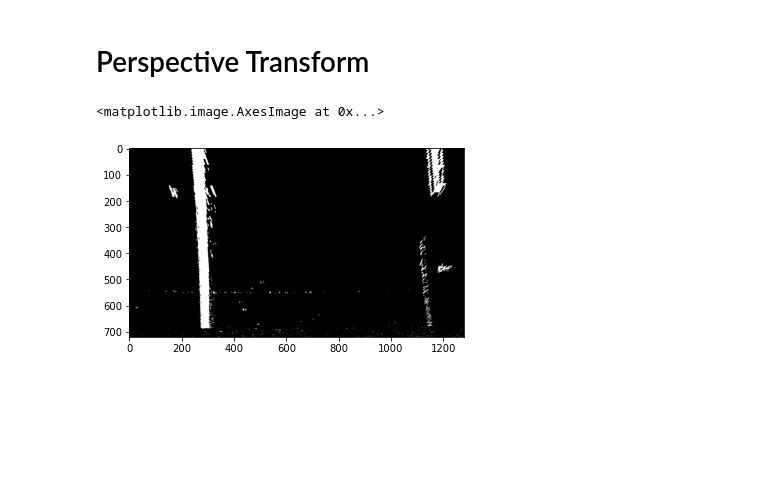
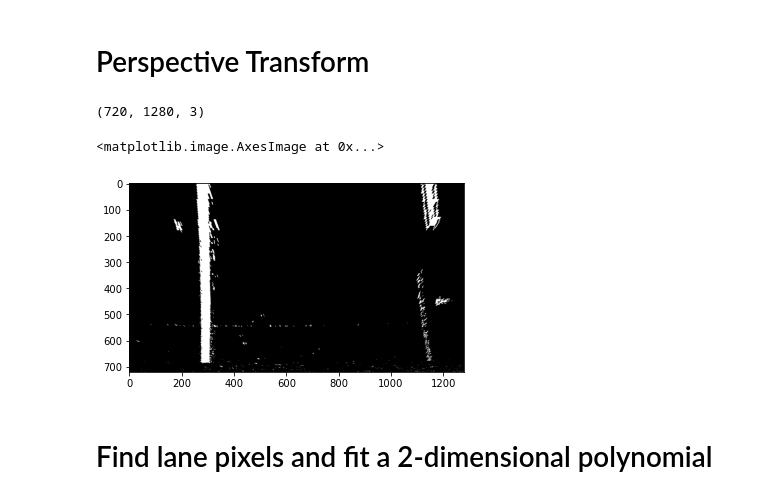
Before and after one commit to yurit04/SD-Car-Advanced-Lane-Lines-P2, a Jupyter notebook: advanced-lane-lines.ipynb, the cells around one changed output. Cells and saved outputs as stored; diff of their text form; code cells hidden in the pictures; blank space fills up the shorter version.

Commit message:
sliding windows for lanes

```diff
--- a/advanced-lane-lines.ipynb
+++ b/advanced-lane-lines.ipynb
@@ -235,13 +235,6 @@ plt.subplots_adjust(left=0., right=1, top=0.9, bottom=0.)
 [figure]
 # %% [markdown]
 # Perspective Transform
-# %%
-src = np.float32([[190, img.shape[0]], [520, 500], [770, 500], [1135, img.shape[0]]])
-dst = np.float32([[190, img.shape[0]], [190, 0], [1135, 0], [1135, img.shape[0]]])
-
-# Given src and dst points, calculate the perspective transform matrix
-M = cv2.getPerspectiveTransform(src, dst)
-M_inverse = cv2.getPerspectiveTransform(dst, src)
 # %%
 def warper(img, src, dst):
 
@@ -251,10 +244,32 @@ def warper(img, src, dst):
     warped = cv2.warpPerspective(img, M, img_size, flags=cv2.INTER_NEAREST)  # keep same size as input image
 
     return warped
+# %%
+img.shape
+# %% [output]
+(720, 1280, 3)
+# %%
+x_left_low = 230; y_left_low = img.shape[0]
+x_left_high = 525; y_left_high = 500
+
+x_right_low = 1150; y_right_low = img.shape[0]
+x_right_high = 780; y_right_high = y_left_high
+
+src = np.float32([[x_left_low, y_left_low],     [x_left_high, y_left_high],
+                  [x_right_high, y_right_high], [x_right_low, y_right_low]])
+
+dst = np.float32([[[x_left_low, y_left_low],    [x_left_low, 0],
+                   [x_right_low, 0],           [x_right_low, y_right_low]]])
+
+# Given src and dst points, calculate the perspective transform matrix
+M = cv2.getPerspectiveTransform(src, dst)
+M_inverse = cv2.getPerspectiveTransform(dst, src)
 # %%
-warped_binary = warper(combined_binary,src,dst)
+binary_warped = warper(combined_binary,src,dst)
+
+plt.imshow(binary_warped, cmap='gray')
+# %% [output]
+<matplotlib.image.AxesImage at 0x...>
+[figure, added]
-# %%
-plt.imshow(warped_binary, cmap='gray')
-# %% [output]
-<matplotlib.image.AxesImage at 0x...>
-[figure, removed]
+# %% [markdown]
+# Find lane pixels and fit a 2-dimensional polynomial
```
Also changed, not shown: parts of 3 cells of this notebook.
